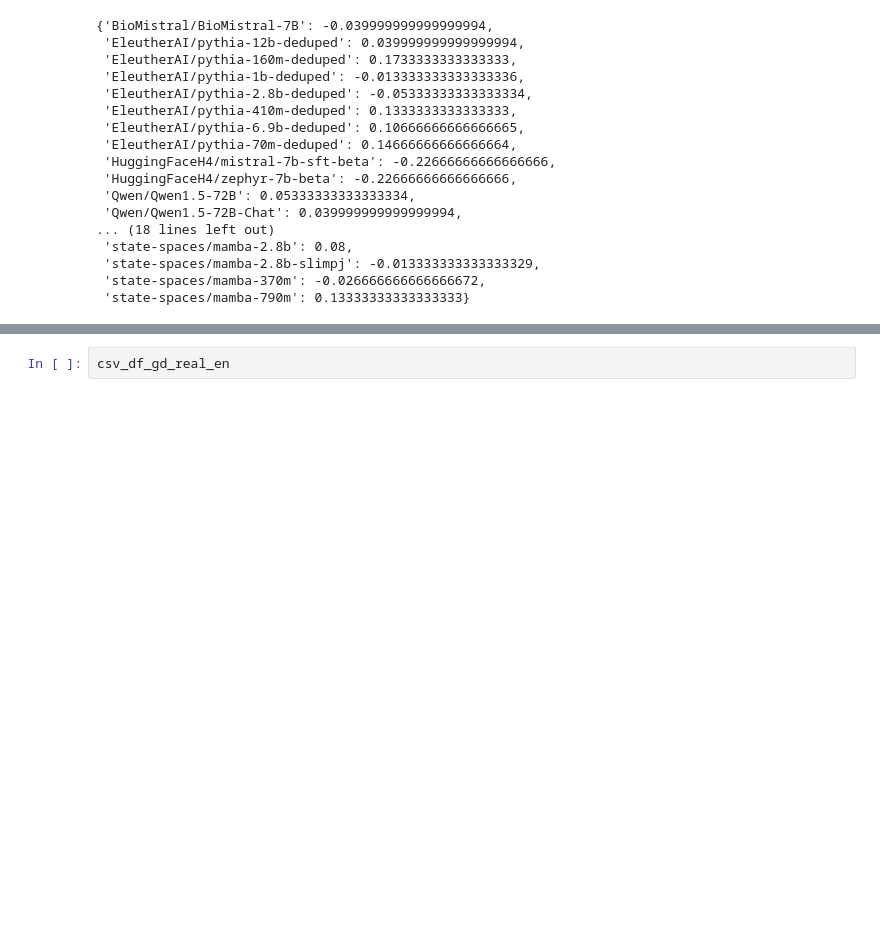
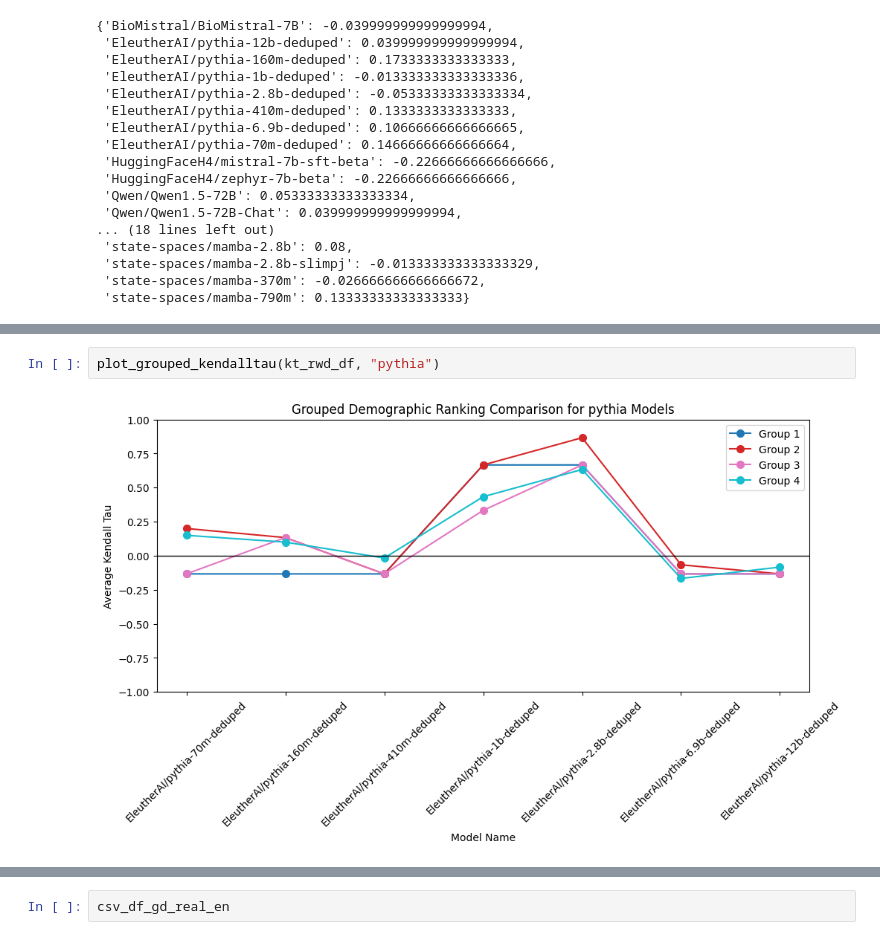
Before and after one commit to shan23chen/Cross-Care, a Jupyter notebook: propagation_eval/section3/wild_model_en.ipynb, the cells around one changed output, grey strips where cells are left out. Cells and saved outputs as stored; diff of their text form; blank space fills up the shorter version.

```diff
--- a/propagation_eval/section3/wild_model_en.ipynb
+++ b/propagation_eval/section3/wild_model_en.ipynb
@@ -570,0 +973,4 @@ plot_kendalltau_en(model_kendalltau_dict, model_kendalltau_dict_real, model_kend
+# %%
+plot_grouped_kendalltau(kt_rwd_df, "pythia")
+# %% [output]
+[figure, added]
```
Also changed, not shown: parts of 112 cells of this notebook, 3 other files.
